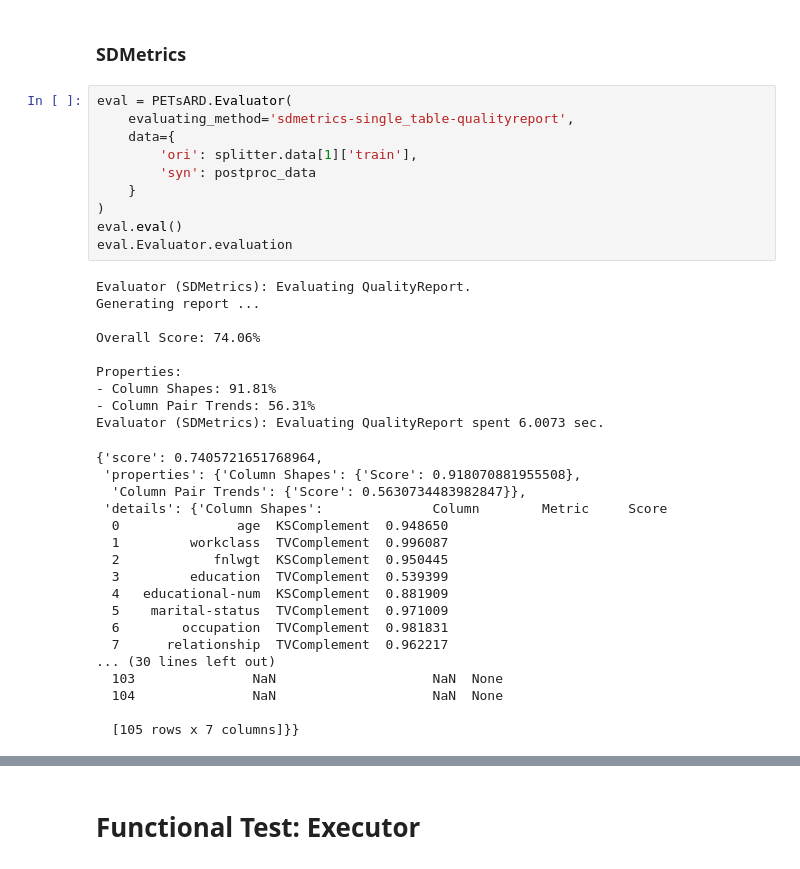
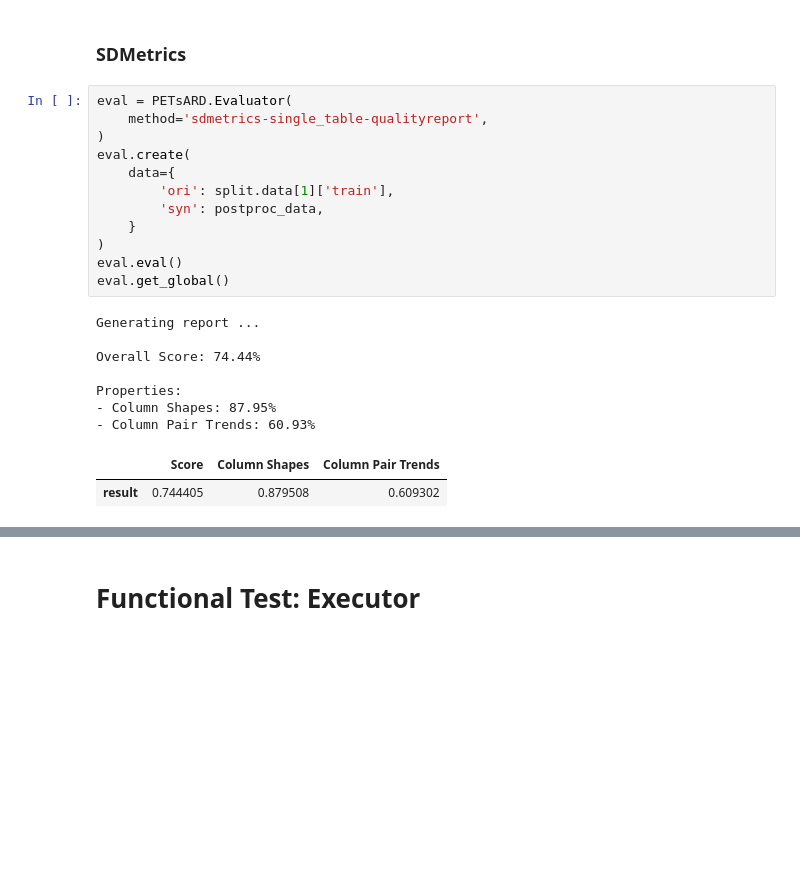
Before and after one commit to nics-tw/petsard, a Jupyter notebook: demo/dev/Justyn.ipynb, the cells around one changed output, grey strips where cells are left out. Saved outputs shown, nothing was run; the diff lists cells and outputs as text; blank space fills up the shorter version.

```diff
--- a/demo/dev/Justyn.ipynb
+++ b/demo/dev/Justyn.ipynb
@@ -274,40 +300,25 @@ Evaluator (Anonymeter): Evaluating Inference spent 0.6498 sec.
 ### SDMetrics
 # %%
 eval = PETsARD.Evaluator(
-    evaluating_method='sdmetrics-single_table-qualityreport',
+    method='sdmetrics-single_table-qualityreport',
+)
+eval.create(
     data={
-        'ori': splitter.data[1]['train'],
-        'syn': postproc_data
+        'ori': split.data[1]['train'],
+        'syn': postproc_data,
     }
 )
 eval.eval()
-eval.Evaluator.evaluation
+eval.get_global()
 # %% [output]
-Evaluator (SDMetrics): Evaluating QualityReport.
 Generating report ...
 
-Overall Score: 74.06%
+Overall Score: 74.44%
 
 Properties:
-- Column Shapes: 91.81%
-- Column Pair Trends: 56.31%
-Evaluator (SDMetrics): Evaluating QualityReport spent 6.0073 sec.
+- Column Shapes: 87.95%
+- Column Pair Trends: 60.93%
-{'score': 0.7405721651768964,
- 'properties': {'Column Shapes': {'Score': 0.918070881955508},
-  'Column Pair Trends': {'Score': 0.5630734483982847}},
- 'details': {'Column Shapes':              Column        Metric     Score
-  0               age  KSComplement  0.948650
-  1         workclass  TVComplement  0.996087
-  2            fnlwgt  KSComplement  0.950445
-  3         education  TVComplement  0.539399
-  4   educational-num  KSComplement  0.881909
-  5    marital-status  TVComplement  0.971009
-  6        occupation  TVComplement  0.981831
-  7      relationship  TVComplement  0.962217
-... (30 lines left out)
-  103               NaN                    NaN  None
-  104               NaN                    NaN  None
-
-  [105 rows x 7 columns]}}
+|  | Score | Column Shapes | Column Pair Trends |
+| result | 0.744405 | 0.879508 | 0.609302 |
 # %%
 eval = PETsARD.Evaluator(
```
Also changed, not shown: parts of 14 cells of this notebook.
